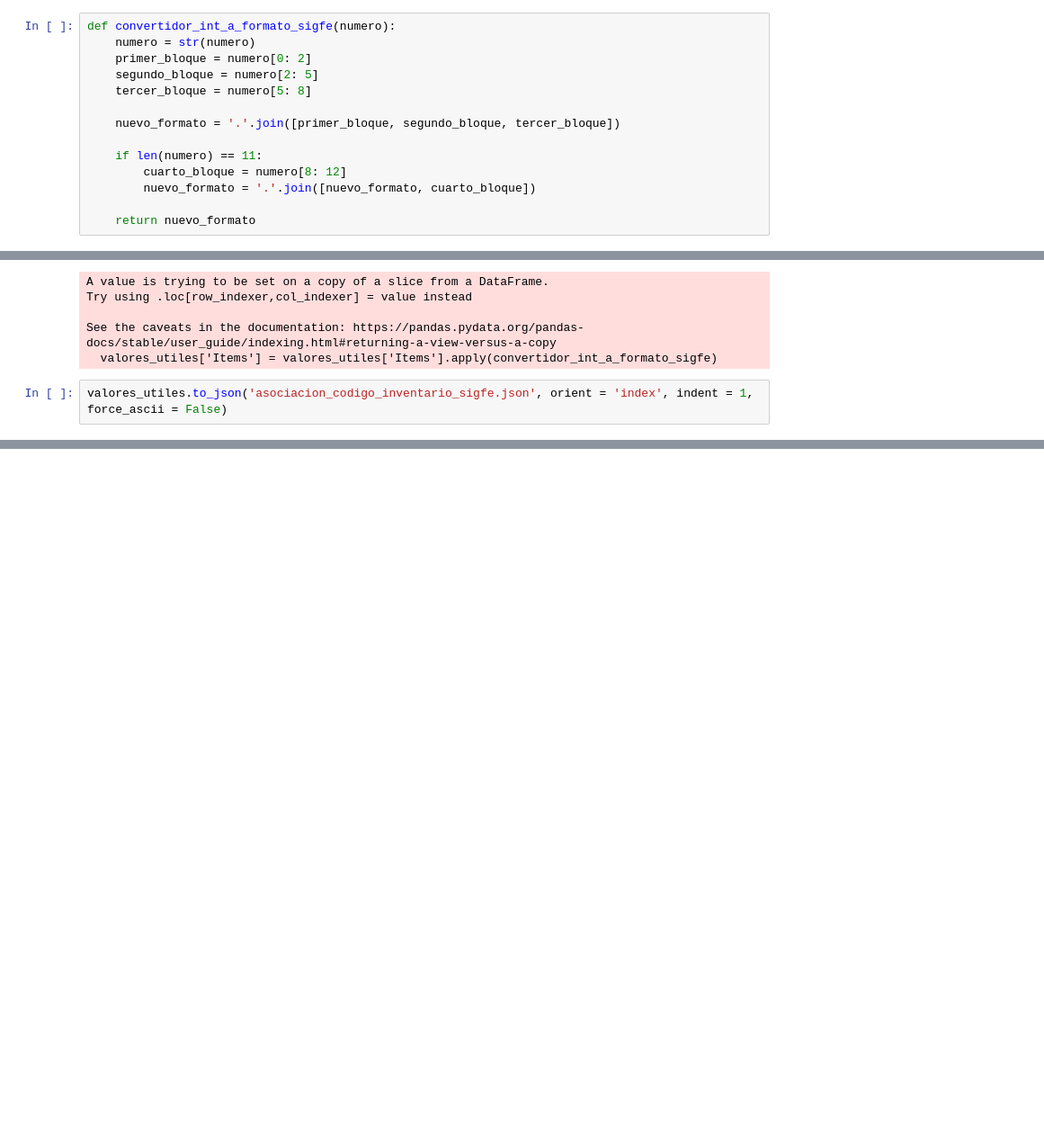
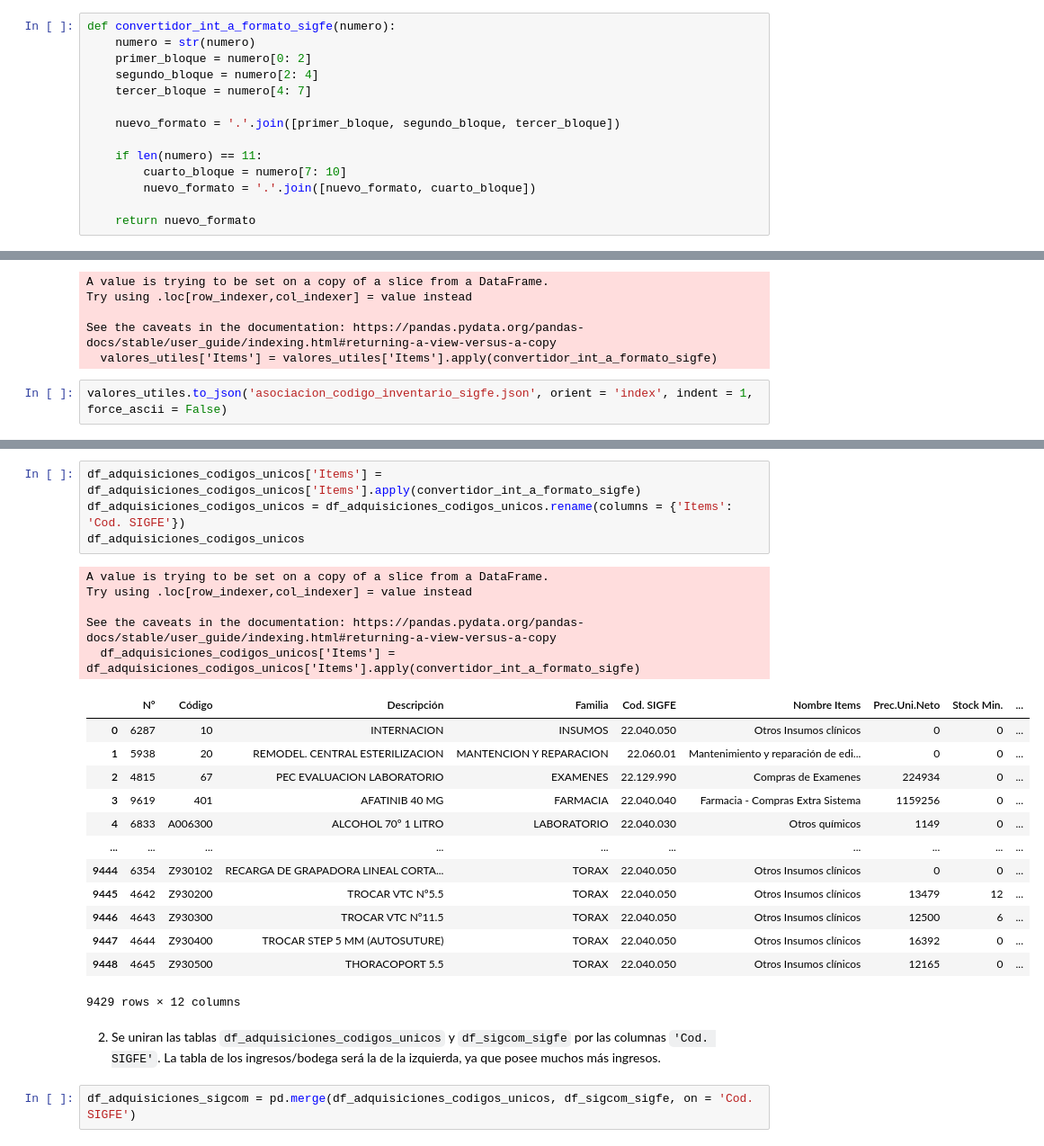
Before and after one commit to JavierRojas14/int, a Jupyter notebook: Finanzas/data-analysis/analisis.ipynb, the cells around one changed output, grey strips where cells are left out. Shown at 90% size. Cells and saved outputs as stored; diff of their text form; blank space fills up the shorter version.

Commit message:
Arreglado formateador a sigfe

```diff
--- a/Finanzas/data-analysis/analisis.ipynb
+++ b/Finanzas/data-analysis/analisis.ipynb
@@ -100,13 +100,13 @@ Creo que el formato XX.XXX.XXX.NNN es mucho más robusto que el formato INT, por
 def convertidor_int_a_formato_sigfe(numero):
     numero = str(numero)
     primer_bloque = numero[0: 2]
-    segundo_bloque = numero[2: 5]
-    tercer_bloque = numero[5: 8]
+    segundo_bloque = numero[2: 4]
+    tercer_bloque = numero[4: 7]
 
     nuevo_formato = '.'.join([primer_bloque, segundo_bloque, tercer_bloque])
 
     if len(numero) == 11:
-        cuarto_bloque = numero[8: 12]
+        cuarto_bloque = numero[7: 10]
         nuevo_formato = '.'.join([nuevo_formato, cuarto_bloque])
 
     return nuevo_formato
@@ -127,0 +133,27 @@ valores_utiles.to_json('asociacion_codigo_inventario_sigfe.json', orient = 'inde
+# %%
+df_adquisiciones_codigos_unicos['Items'] = df_adquisiciones_codigos_unicos['Items'].apply(convertidor_int_a_formato_sigfe)
+df_adquisiciones_codigos_unicos = df_adquisiciones_codigos_unicos.rename(columns = {'Items': 'Cod. SIGFE'})
+df_adquisiciones_codigos_unicos
+# %% [output]
+A value is trying to be set on a copy of a slice from a DataFrame.
+Try using .loc[row_indexer,col_indexer] = value instead
+
+See the caveats in the documentation: https://pandas.pydata.org/pandas-docs/stable/user_guide/indexing.html#returning-a-view-versus-a-copy
+  df_adquisiciones_codigos_unicos['Items'] = df_adquisiciones_codigos_unicos['Items'].apply(convertidor_int_a_formato_sigfe)
+|  | Nº | Código | Descripción | Familia | Cod. SIGFE | Nombre Items | Prec.Uni.Neto | Stock Min. | ... |
+| 0 | 6287 | 10 | INTERNACION | INSUMOS | 22.040.050 | Otros Insumos clínicos | 0 | 0 | ... |
+| 1 | 5938 | 20 | REMODEL. CENTRAL ESTERILIZACION | MANTENCION Y REPARACION | 22.060.01 | Mantenimiento y reparación de edi... | 0 | 0 | ... |
+| 2 | 4815 | 67 | PEC EVALUACION LABORATORIO | EXAMENES | 22.129.990 | Compras de Examenes | 224934 | 0 | ... |
+| 3 | 9619 | 401 | AFATINIB 40 MG | FARMACIA | 22.040.040 | Farmacia - Compras Extra Sistema | 1159256 | 0 | ... |
+| 4 | 6833 | A006300 | ALCOHOL 70º 1 LITRO | LABORATORIO | 22.040.030 | Otros químicos | 1149 | 0 | ... |
+| ... | ... | ... | ... | ... | ... | ... | ... | ... | ... |
+| 9444 | 6354 | Z930102 | RECARGA DE GRAPADORA LINEAL CORTA... | TORAX | 22.040.050 | Otros Insumos clínicos | 0 | 0 | ... |
+| 9445 | 4642 | Z930200 | TROCAR VTC Nº5.5 | TORAX | 22.040.050 | Otros Insumos clínicos | 13479 | 12 | ... |
+| 9446 | 4643 | Z930300 | TROCAR VTC Nº11.5 | TORAX | 22.040.050 | Otros Insumos clínicos | 12500 | 6 | ... |
+| 9447 | 4644 | Z930400 | TROCAR STEP 5 MM (AUTOSUTURE) | TORAX | 22.040.050 | Otros Insumos clínicos | 16392 | 0 | ... |
+| 9448 | 4645 | Z930500 | THORACOPORT 5.5 | TORAX | 22.040.050 | Otros Insumos clínicos | 12165 | 0 | ... |
+9429 rows × 12 columns
+# %% [markdown]
+2. Se uniran las tablas `df_adquisiciones_codigos_unicos` y `df_sigcom_sigfe` por las columnas `'Cod. SIGFE'`. La tabla de los ingresos/bodega será la de la izquierda, ya que posee muchos más ingresos.
+# %%
+df_adquisiciones_sigcom = pd.merge(df_adquisiciones_codigos_unicos, df_sigcom_sigfe, on = 'Cod. SIGFE')
```
Also changed, not shown: parts of 7 cells of this notebook, 1 other file.
